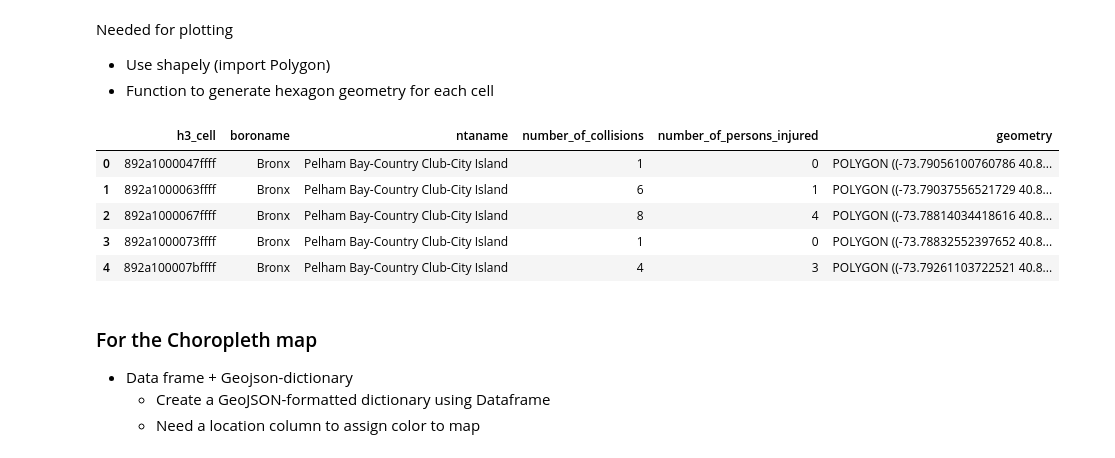
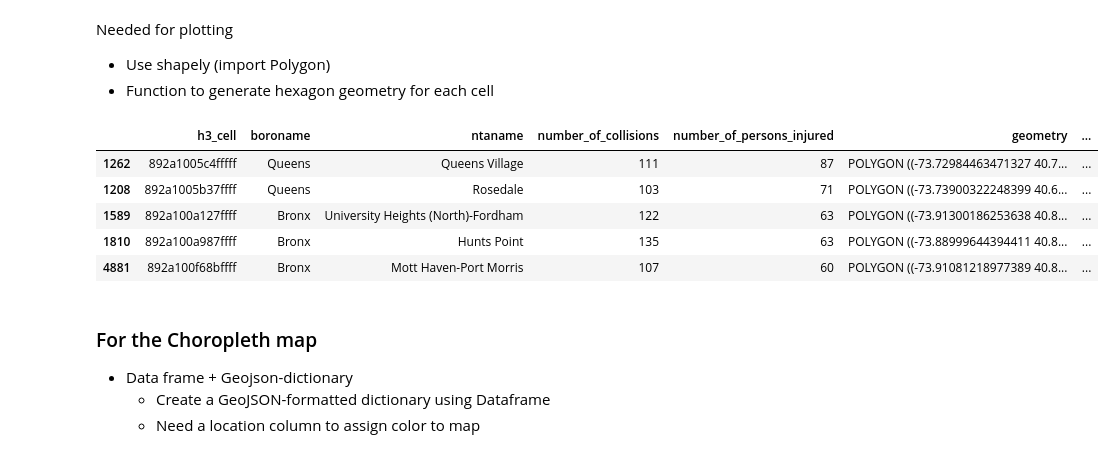
Before and after one commit to JorgeGranda72/OpenNycProject, a Jupyter notebook: Neighborhood_and_H3_Visualizations.ipynb, the cells around one changed output. Cells and saved outputs as stored; diff of their text form; code cells hidden in the pictures.

```diff
--- a/Neighborhood_and_H3_Visualizations.ipynb
+++ b/Neighborhood_and_H3_Visualizations.ipynb
@@ -332,12 +336,3 @@ def add_geometry(row):
   return Polygon(points)
 # %%
 df_h3_gb['geometry'] = (df_h3_gb.apply(add_geometry,axis=1))
-# %%
-df_h3_gb.head()
-# %% [output]
-|  | h3_cell | boroname | ntaname | number_of_collisions | number_of_persons_injured | geometry |
-| 0 | 892a1000047ffff | Bronx | Pelham Bay-Country Club-City Island | 1 | 0 | POLYGON ((-73.79056100760786 40.8... |
-| 1 | 892a1000063ffff | Bronx | Pelham Bay-Country Club-City Island | 6 | 1 | POLYGON ((-73.79037556521729 40.8... |
-| 2 | 892a1000067ffff | Bronx | Pelham Bay-Country Club-City Island | 8 | 4 | POLYGON ((-73.78814034418616 40.8... |
-| 3 | 892a1000073ffff | Bronx | Pelham Bay-Country Club-City Island | 1 | 0 | POLYGON ((-73.78832552397652 40.8... |
-| 4 | 892a100007bffff | Bronx | Pelham Bay-Country Club-City Island | 4 | 3 | POLYGON ((-73.79261103722521 40.8... |
@@ -344,3 +345,12 @@ df_h3_gb.head()
+# %%
+df_h3_gb.sort_values(by = 'number_of_persons_injured', ascending = False).head() #df.sort_values(by='col1', ascending=False).head()
+# %% [output]
+|  | h3_cell | boroname | ntaname | number_of_collisions | number_of_persons_injured | geometry | ... |
+| 1262 | 892a1005c4fffff | Queens | Queens Village | 111 | 87 | POLYGON ((-73.72984463471327 40.7... | ... |
+| 1208 | 892a1005b37ffff | Queens | Rosedale | 103 | 71 | POLYGON ((-73.73900322248399 40.6... | ... |
+| 1589 | 892a100a127ffff | Bronx | University Heights (North)-Fordham | 122 | 63 | POLYGON ((-73.91300186253638 40.8... | ... |
+| 1810 | 892a100a987ffff | Bronx | Hunts Point | 135 | 63 | POLYGON ((-73.88999644394411 40.8... | ... |
+| 4881 | 892a100f68bffff | Bronx | Mott Haven-Port Morris | 107 | 60 | POLYGON ((-73.91081218977389 40.8... | ... |
 # %% [markdown]
 ### For the Choropleth map
 - Data frame + Geojson-dictionary
```
Also changed, not shown: parts of 9 cells of this notebook.
